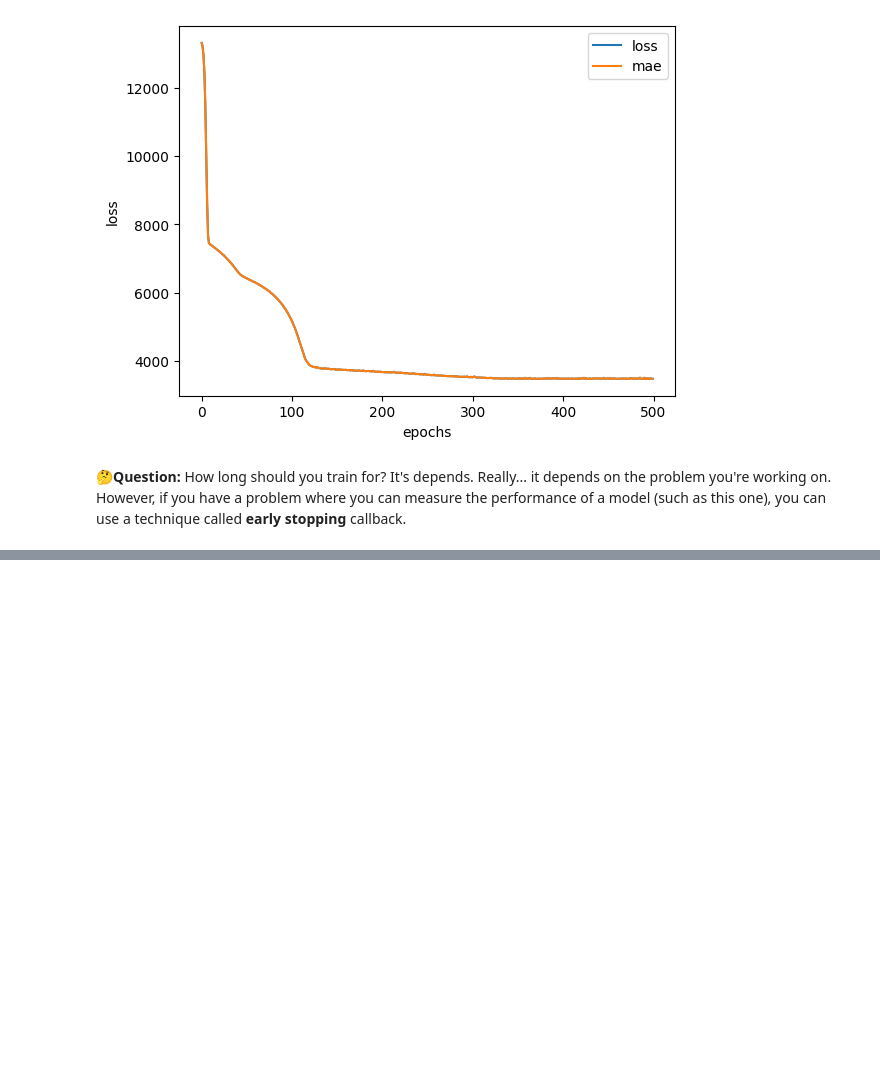
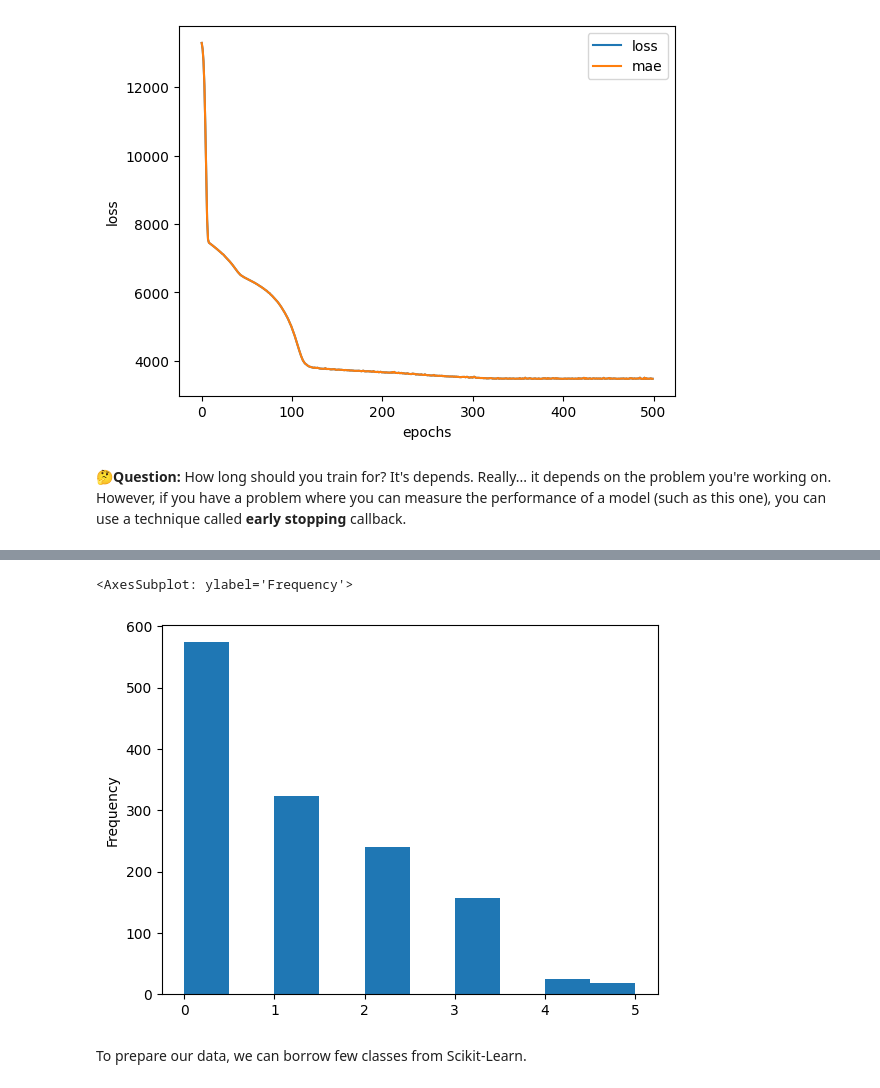
Before and after one commit to BoshiLee/tensorflow_developer_certificate, a Jupyter notebook: insurance_kaggle.ipynb, the cells around one changed output, grey strips where cells are left out. Saved outputs shown, nothing was run; the diff lists cells and outputs as text; code cells hidden in the pictures; blank space fills up the shorter version.

```diff
--- a/insurance_kaggle.ipynb
+++ b/insurance_kaggle.ipynb
@@ -254,0 +350,7 @@ It's depends. Really... it depends on the problem you're working on. However, if
+# %%
+X["children"].plot(kind="hist")
+# %% [output]
+<AxesSubplot: ylabel='Frequency'>
+[figure, added]
+# %% [markdown]
+To prepare our data, we can borrow few classes from Scikit-Learn.
```
Also changed, not shown: parts of 26 cells of this notebook.
